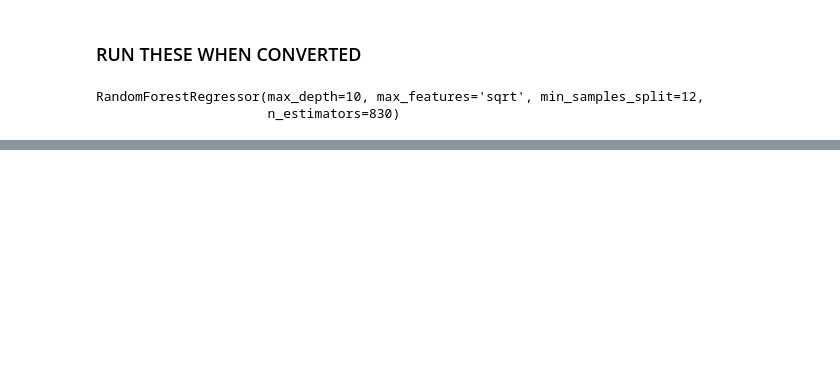
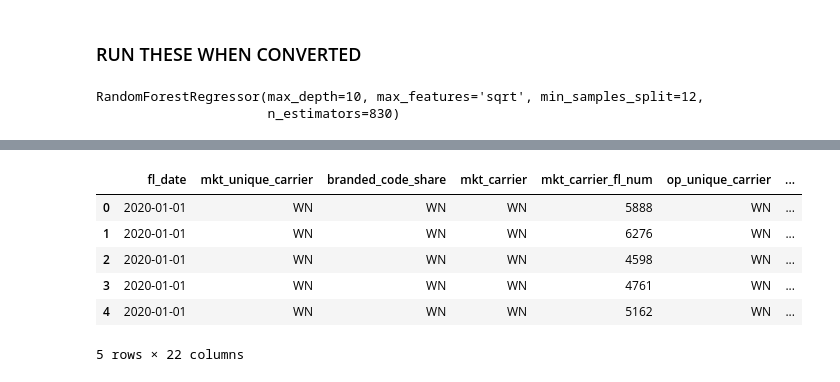
Before and after one commit to BRCanada/Flight-Delay-Prediction, a Jupyter notebook: Models/Model_4.ipynb, the cells around one changed output, grey strips where cells are left out. Drawn from its saved outputs; the diff is of its cells as text; code cells hidden in the pictures; blank space fills up the shorter version.

```diff
--- a/Models/Model_4.ipynb
+++ b/Models/Model_4.ipynb
@@ -351,2 +352,14 @@ scatter_plot(final_test, xinput='crs_dep_time', yinput='delay prediction', hinpu
 # %%
 final_test.to_csv('../data/delay_predictions_M4_HChopra_BRose.csv')
+# %%
+final_df_import = pd.read_csv('../data/flights_test.csv')
+# %%
+final_df_import.head()
+# %% [output]
+|  | fl_date | mkt_unique_carrier | branded_code_share | mkt_carrier | mkt_carrier_fl_num | op_unique_carrier | ... |
+| 0 | 2020-01-01 | WN | WN | WN | 5888 | WN | ... |
+| 1 | 2020-01-01 | WN | WN | WN | 6276 | WN | ... |
+| 2 | 2020-01-01 | WN | WN | WN | 4598 | WN | ... |
+| 3 | 2020-01-01 | WN | WN | WN | 4761 | WN | ... |
+| 4 | 2020-01-01 | WN | WN | WN | 5162 | WN | ... |
+5 rows × 22 columns
```
Also changed, not shown: parts of 13 cells of this notebook, 2 other files.
